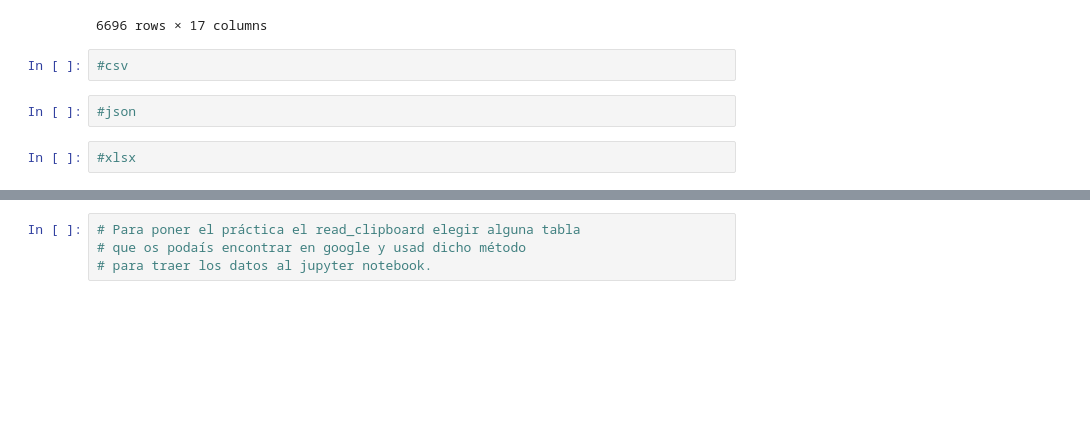
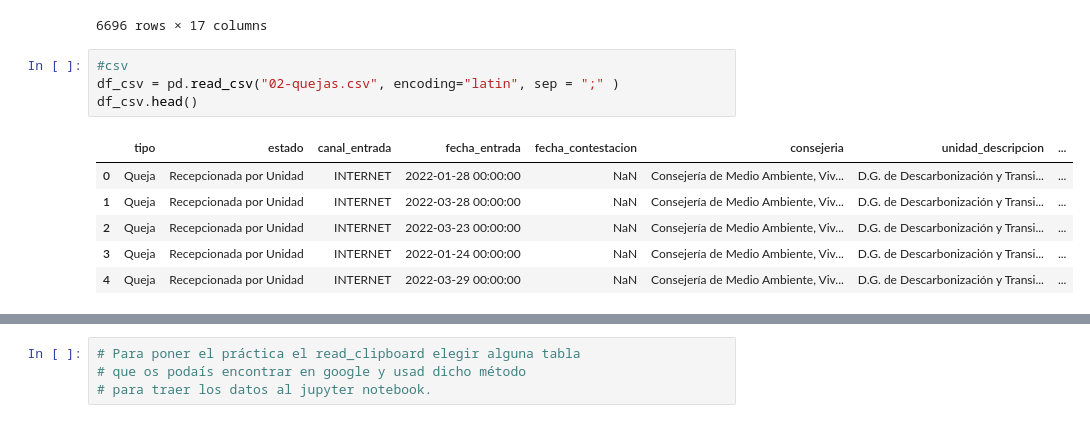
Before and after one commit to Adalab/DA-promoC-modulo-02-Marina-Lourdes-Ana, a Jupyter notebook: Pandas/02-pandas_2.ipynb, the cells around one changed output, grey strips where cells are left out. Saved outputs shown, nothing was run; the diff lists cells and outputs as text; blank space fills up the shorter version.

```diff
--- a/Pandas/02-pandas_2.ipynb
+++ b/Pandas/02-pandas_2.ipynb
@@ -30,9 +30,14 @@ archivo_pickle
 | 6694 | 27776 | -125.1549 | 48.8264 | Bamfield | 2020 | 2.0 | Chromista | Phaeophyceae | Sargassaceae | Sargassum | Sargassum muticum | ... |
 | 6695 | 27781 | -125.1542 | 48.8269 | Bamfield | 2020 | 2.0 | Plantae | Ulvophyceae | Ulvaceae | Ulva | Ulva lactuca | ... |
 6696 rows × 17 columns
-# %%
-#csv
-# %%
-#json
-# %%
-#xlsx
+# %%
+#csv
+df_csv = pd.read_csv("02-quejas.csv", encoding="latin", sep = ";" )
+df_csv.head()
+# %% [output]
+|  | tipo | estado | canal_entrada | fecha_entrada | fecha_contestacion | consejeria | unidad_descripcion | ... |
+| 0 | Queja | Recepcionada por Unidad | INTERNET | 2022-01-28 00:00:00 | NaN | Consejería de Medio Ambiente, Viv... | D.G. de Descarbonización y Transi... | ... |
+| 1 | Queja | Recepcionada por Unidad | INTERNET | 2022-03-28 00:00:00 | NaN | Consejería de Medio Ambiente, Viv... | D.G. de Descarbonización y Transi... | ... |
+| 2 | Queja | Recepcionada por Unidad | INTERNET | 2022-03-23 00:00:00 | NaN | Consejería de Medio Ambiente, Viv... | D.G. de Descarbonización y Transi... | ... |
+| 3 | Queja | Recepcionada por Unidad | INTERNET | 2022-01-24 00:00:00 | NaN | Consejería de Medio Ambiente, Viv... | D.G. de Descarbonización y Transi... | ... |
+| 4 | Queja | Recepcionada por Unidad | INTERNET | 2022-03-29 00:00:00 | NaN | Consejería de Medio Ambiente, Viv... | D.G. de Descarbonización y Transi... | ... |
```
Also changed, not shown: parts of 8 cells of this notebook, 2 other files.
